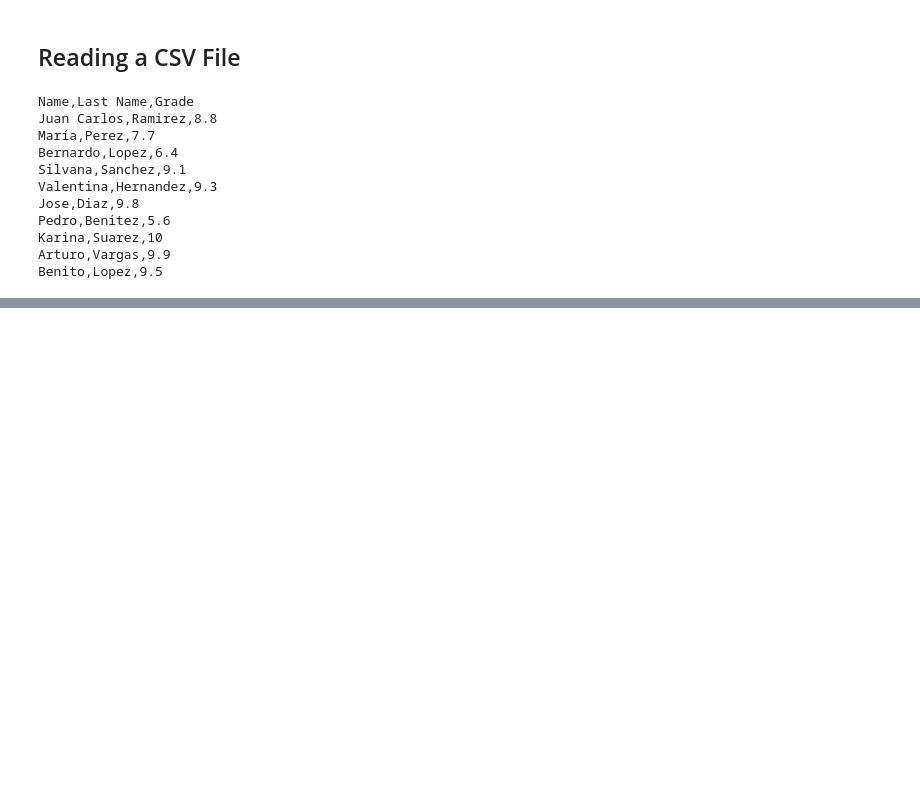
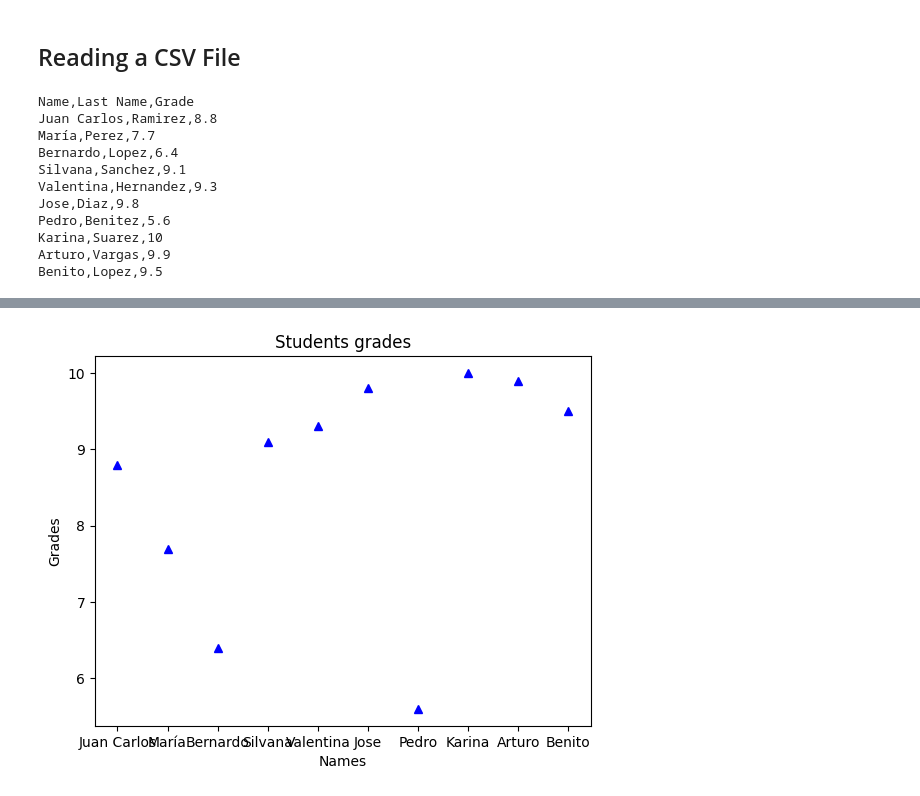
Before and after one commit to juanramirezca/New-Python-Course, a Jupyter notebook: Classes/09Input_and_output.ipynb, the cells around one changed output, grey strips where cells are left out. Saved outputs shown, nothing was run; the diff lists cells and outputs as text; code cells hidden in the pictures; blank space fills up the shorter version.

```diff
--- a/Classes/09Input_and_output.ipynb
+++ b/Classes/09Input_and_output.ipynb
@@ -457,21 +549,23 @@ plt.pyplot(names, grades)
 # %%
 import matplotlib.pyplot as plt
 
 # x axis values
 names = df['Name']
 # corresponding y axis values
 grades = df['Grade']
 
 # plotting the points
-plt.plot(names, grades, 'ro')
+plt.plot(names, grades, 'b^')
 
 # naming the x axis
 plt.xlabel('Names')
 # naming the y axis
 plt.ylabel('Grades')
 
 # giving a title to my graph
 plt.title('Students grades')
 
 # function to show the plot
 plt.show()
+# %% [output]
+[figure, added]
```
Also changed, not shown: parts of 11 cells of this notebook.
